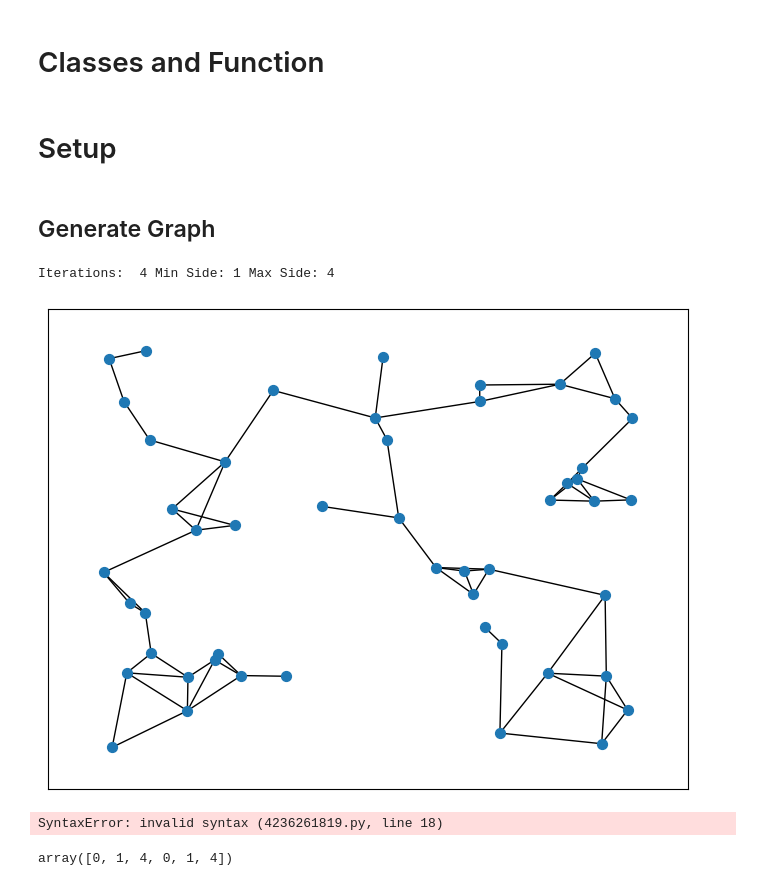
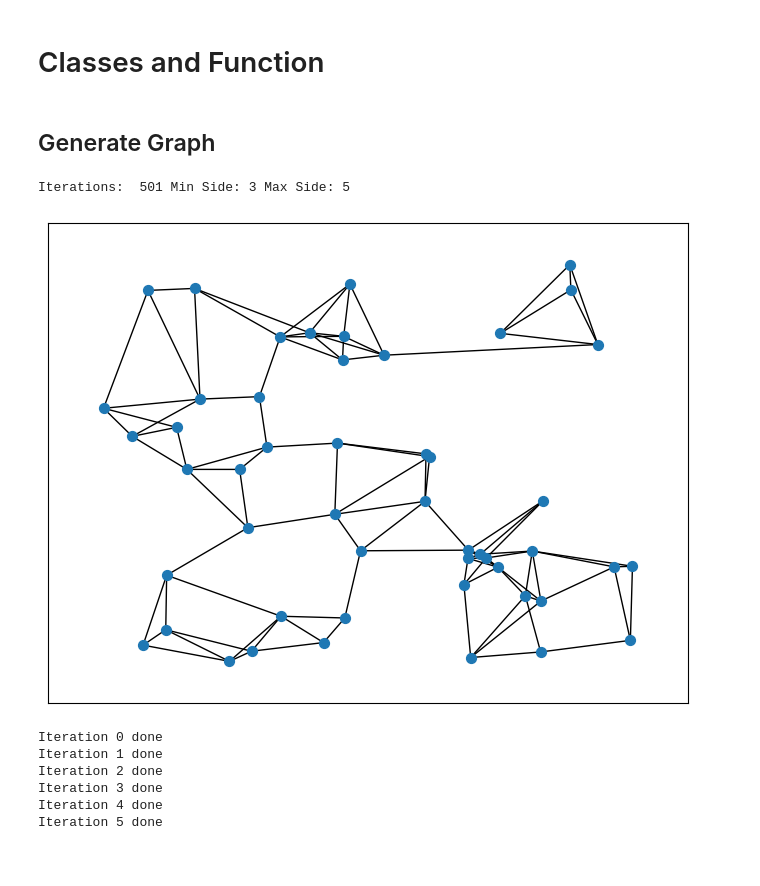
Before and after one commit to FelixFern/Graph-Partitioning-Optimization, a Jupyter notebook: Graph Partitioning.ipynb, the cells around one changed output. Cells and saved outputs as stored; diff of their text form; code cells hidden in the pictures.

Commit message:
feat: graph selection

```diff
--- a/Graph Partitioning.ipynb
+++ b/Graph Partitioning.ipynb
@@ -109,11 +109,8 @@ class Graph:
         except:
             print('point not in partition')
 # %%
-def generate_rand_points(n, interval):
-    graph = Graph()
+def generate_rand_points(graph, n, interval):
     temp = np.random.rand(2, n) * interval[0] + interval[1]
     for i in range(n):
-        graph.add_point(Point(i, temp[0, i], temp[1, i], 0))
+        graph.add_point(Point(i, temp[0, i], temp[1, i], -1))
     return graph
-# %% [markdown]
-# Setup
@@ -124,38 +117,20 @@ interval = [-100, 100]
 # %% [markdown]
 ## Generate Graph
 # %%
-graph = generate_rand_points(n_points, interval)
+n_points = 50
+n_partition = 5
+interval = [-50, 50]
+
+graph = generate_rand_points(Graph(), n_points, interval)
 points_x, points_y = graph.get_points_coords()
 # %%
-weight = graph.calculate_weight(1, 4)
+weight = graph.calculate_weight(1, 2)
 pos = {i: (graph.get_points()[i].get("x"),  graph.get_points()[i].get("y")) for i in graph.get_points()}
 
 G = nx.Graph(np.array(weight))
 nx.draw(G, node_size=50, pos=pos)
 plt.axis("on")
 plt.show()
 # %% [output]
-Iterations:  4 Min Side: 1 Max Side: 4
+Iterations:  501 Min Side: 3 Max Side: 5
-[figure, old version]
+[figure, new version]
-# %%
-points_id = np.linspace(0, n_points, n_points)
-curr_partition = 0
-
-partition_size = np.zeros(n_partition)
-
-for i in range(n_partition):
-    partition_size[i] = n_points // n_partition
-
-for i in range(n_points - n_points // n_partition * n_partition):
-    partition_size[i] += 1
-
-while len(points_id) > 0:
-    rand = np.random.randint(len(points_id))
-    for i in range(partition_size[curr_partition]):
-        if(i == 0):
-            graph.update_partition(points_id[rand], curr_partition)
-            partition_size[curr_partition] -= 1
-            points_id = np.delete(rand)
-        # else:
-# %% [output]
-SyntaxError: invalid syntax (4236261819.py, line 18)
@@ -165,4 +136,0 @@ x  =np.delete(x, 1)
-# %%
-x
-# %% [output]
-array([0, 1, 4, 0, 1, 4])
@@ -168,0 +201,9 @@ array([0, 1, 4, 0, 1, 4])
+# %%
+partition_result = random_connected_partitions(graph, weight, n_partition)
+# %% [output]
+Iteration 0 done
+Iteration 1 done
+Iteration 2 done
+Iteration 3 done
+Iteration 4 done
+Iteration 5 done
```
Also changed, not shown: parts of 4 cells of this notebook.
